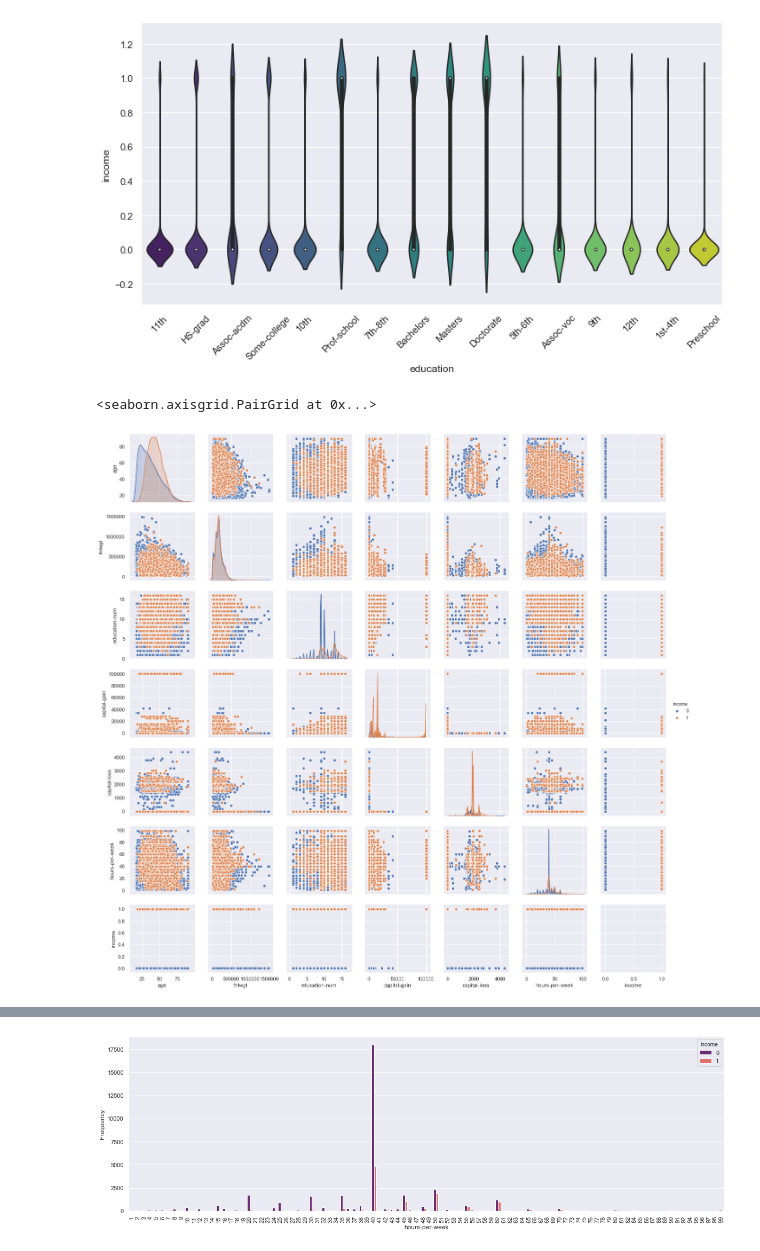
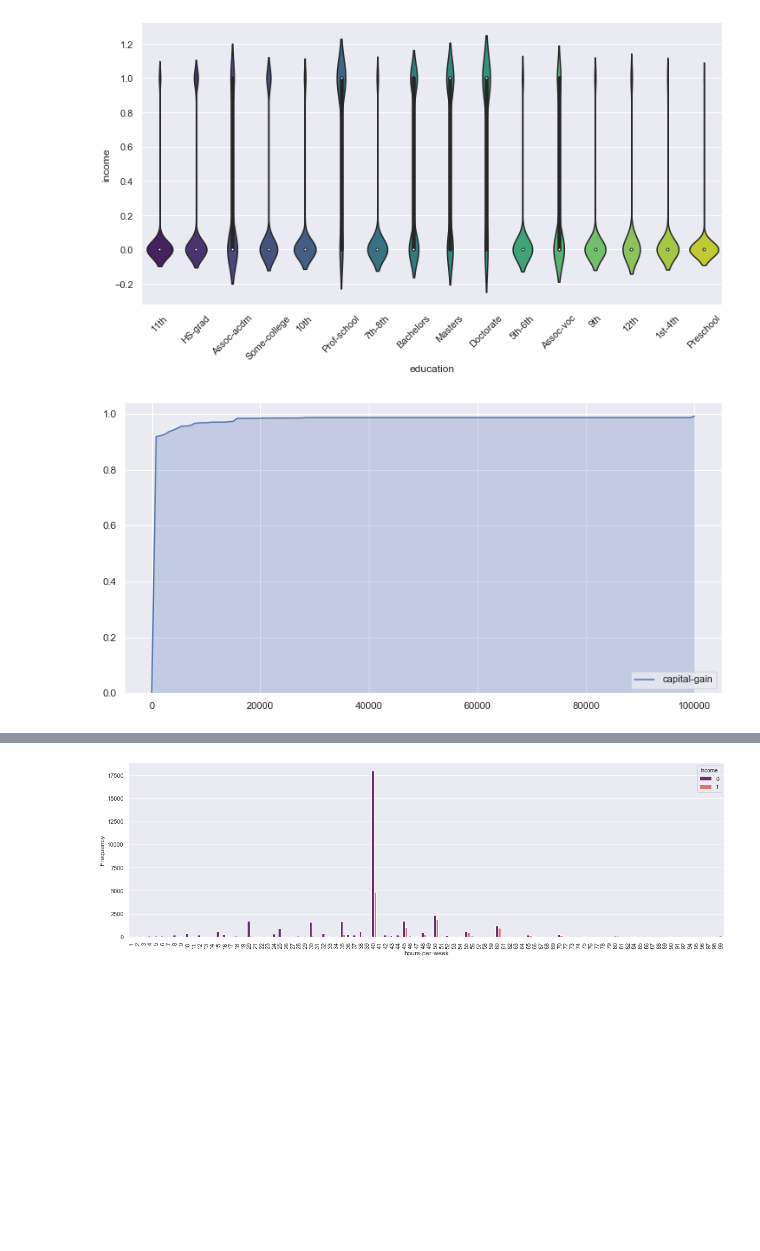
Before and after one commit to saisuma29/census_income, a Jupyter notebook: census.ipynb, the cells around one changed output, grey strips where cells are left out. Cells and saved outputs as stored; diff of their text form; code cells hidden in the pictures; blank space fills up the shorter version.

```diff
--- a/census.ipynb
+++ b/census.ipynb
@@ -125,8 +129,3 @@ sns.violinplot(x="education",y="income",data=census_data, palette = "viridis")
 plt.xticks(rotation=45);
 # %% [output]
 [figure]
-# %%
-sns.pairplot(census_data, hue='income')
-# %% [output]
-<seaborn.axisgrid.PairGrid at 0x...>
-[figure, removed]
@@ -133 +135,5 @@ sns.pairplot(census_data, hue='income')
+# %%
+sns.kdeplot(census_data['capital-gain'], cumulative=True, bw=2, shade=True);
+# %% [output]
+[figure, added]
 # %%
```
Also changed, not shown: parts of 79 cells of this notebook.
